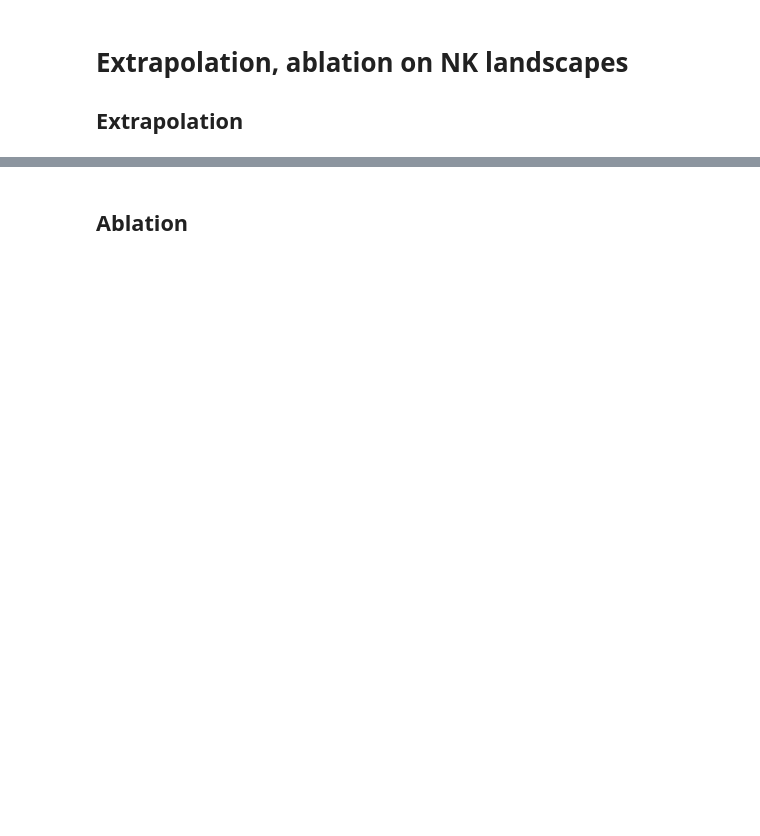
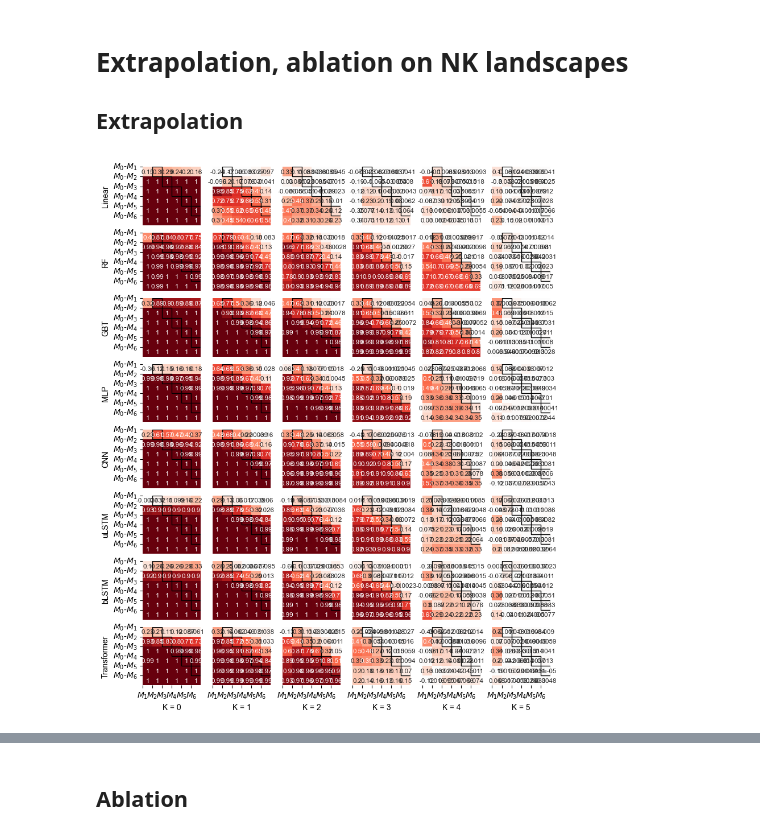
Before and after one commit to RSCJacksonLab/nk-ml, a Jupyter notebook: notebooks/extrapolation_ablation_visualisation.ipynb, the cells around one changed output, grey strips where cells are left out. Saved outputs shown, nothing was run; the diff lists cells and outputs as text; code cells hidden in the pictures; blank space fills up the shorter version.

```diff
--- a/notebooks/extrapolation_ablation_visualisation.ipynb
+++ b/notebooks/extrapolation_ablation_visualisation.ipynb
@@ -8,3 +24,92 @@ from matplotlib.patches import Rectangle
 # %% [markdown]
 # Extrapolation, ablation on NK landscapes
 ## Extrapolation
+# %%
+nk_extrap = pd.read_csv("../results/ohe/extrapolation_results_NK.csv")
+# %%
+# iterate through the landscapes
+fig, ax = plt.subplots(nrows=8, ncols=6, figsize=(9.25, 12), gridspec_kw={'hspace': 0})
+
+model_list = ['linear', 'rf', 'gb', 'mlp', 'cnn', 'ulstm', 'blstm', 'transformer']
+model_names = ['Linear', 'RF', 'GBT', 'MLP', 'CNN', 'uLSTM', 'bLSTM', 'Transformer']
+
+for k in range(6):
+
+    # iterate through model type
+    for model_number, model in enumerate(model_list):
+
+        # set border
+        for _, spine in ax[model_number, k].spines.items():
+            spine.set_visible(True)
+            spine.set_edgecolor("#fcfcfc")
+            spine.set_linewidth(0.5)
+
+        # one heatmap to be made for results for each landscape-model pair
+        extrap_df = nk_extrap[(nk_extrap['model'] == model) & (nk_extrap['landscape'] == f"k{k}")]
+
+        train_regimes = list(extrap_df["train_regime"].unique())
+        train_regimes.sort()
+
+        # training data
+        pearson_results = np.zeros((6, 6))
+        for i, max_train_dist in enumerate(train_regimes):
+
+            # test data
+            test_regime = [f"M{i + 1}" for i in range(6)]
+            for j, test_dist in enumerate(test_regime):
+
+                df = extrap_df[(extrap_df["train_regime"] == max_train_dist) & (extrap_df["test_data"] == test_dist)]
+                pearson_corr = df["pearson_r"].mean()
+                pearson_results[i][j] = pearson_corr
+
+        # make heatmap
+        sns.set(font_scale=0.7)
+        sns.heatmap(
+            pearson_results,
+            cmap=red_cmap,
+            vmin=0,
+            vmax=1,
+            ax=ax[model_number, k],
+            square=True,
+            linewidths=0,
+            linecolor="white",
+            cbar=False,
+        )
+
+        # colour for extrapolation border
+        for val in range(5):
+            rect = Rectangle((val + 1, val), 1, 1,
+                             edgecolor='black',
+                             facecolor='none',
+                             linewidth=1)
+            ax[model_number, k].add_patch(rect)
+
+        # add tick labels
+        if k == 0:
+            y_ticks = [f'$M_{0}$-$M_{i + 1}$' for i in range(6)]
+            ax[model_number, k].set_yticks(range(6))
+            ax[model_number, k].set_yticklabels(y_ticks,
+                                                rotation=0,
+                                                fontsize=10)
+        else:
+            ax[model_number, k].set_yticks([])
+
+        if model_number == 7:
+            y_ticks = [f'$M_{i + 1}$' for i in range(6)]
+            ax[model_number, k].set_xticks(range(6))
+            ax[model_number, k].set_xticklabels(y_ticks,
+                                                rotation=0,
+                                                fontsize=10)
+        else:
+            ax[model_number, k].set_xticks([])
+
+        # add axis labels
+        if k == 0:
+            ax[model_number, k].set_ylabel(model_names[model_number])
+
+        if model_number == 7:
+            ax[model_number, k].set_xlabel(f"K = {k}")
+
+# plt.savefig('../figures/extrapolation_NK_6.svg')
+# %% [output]
+[figure, added]
```
Also changed, not shown: parts of 25 cells of this notebook, 38 other files.
